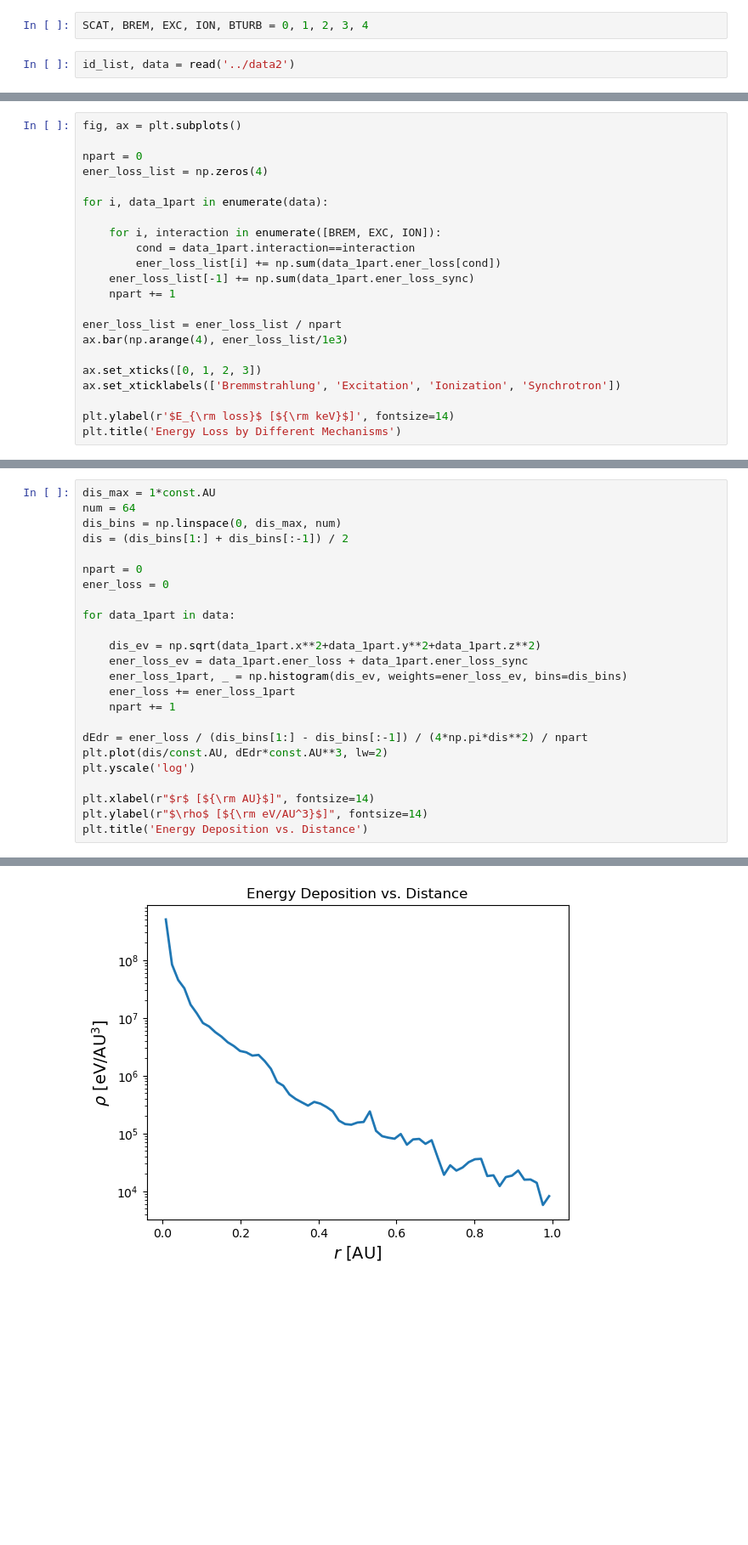
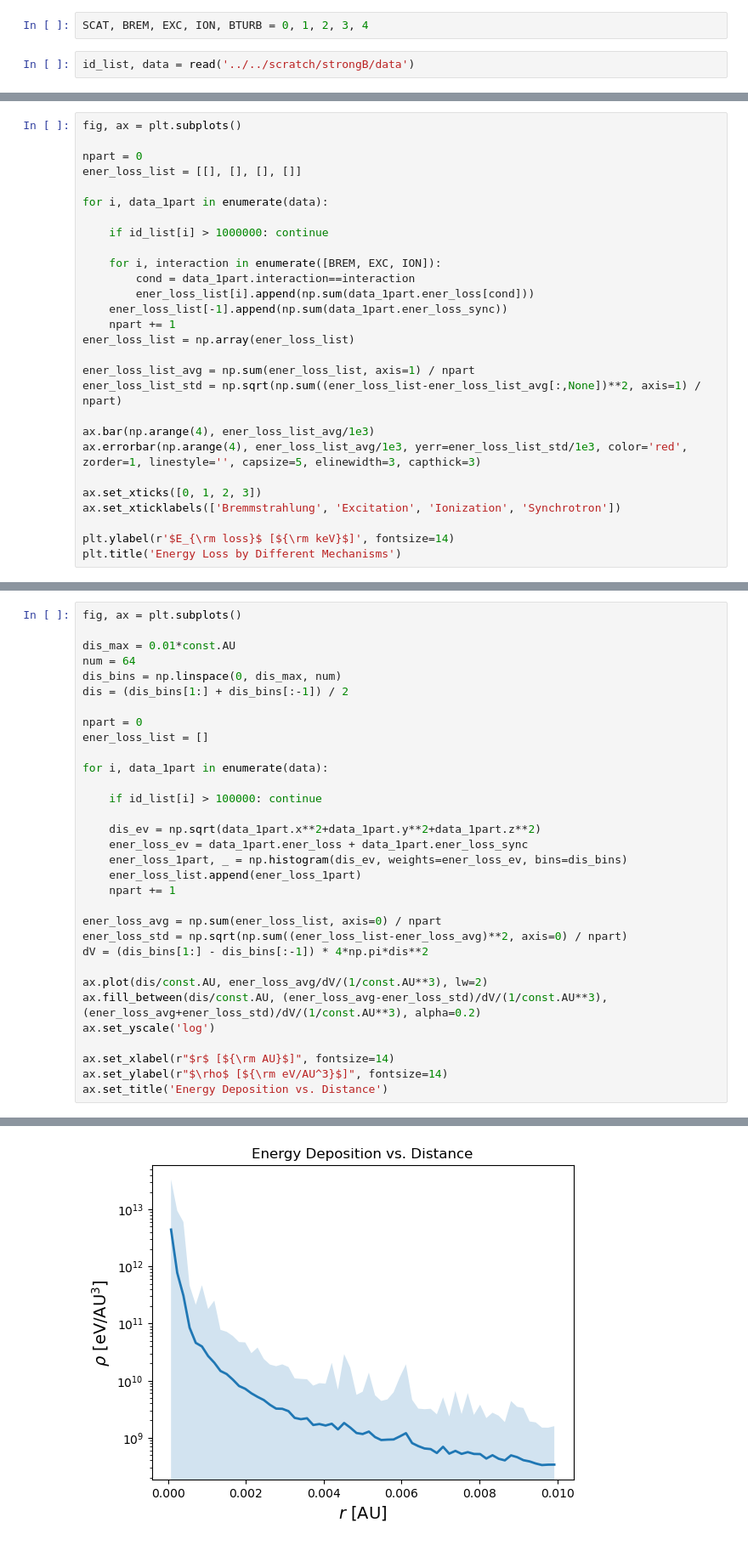
Before and after one commit to zandalman/thunderstorm, a Jupyter notebook: utils/pp.ipynb, the cells around one changed output, grey strips where cells are left out. Shown: that part at 85% size. Saved outputs shown, nothing was run; the diff lists cells and outputs as text; blank space fills up the shorter version.

```diff
--- a/utils/pp.ipynb
+++ b/utils/pp.ipynb
@@ -8,5 +9,5 @@ from pp import read, plot_traj
 # %%
 SCAT, BREM, EXC, ION, BTURB = 0, 1, 2, 3, 4
 # %%
-id_list, data = read('../data2')
+id_list, data = read('../../scratch/strongB/data')
 # %%
@@ -20,18 +21,24 @@ plot_traj(data[idx], var_c=data[idx].ener, unit_c=1e3, cbar_label=r'$E$ [${\rm k
 fig, ax = plt.subplots()
 
 npart = 0
-ener_loss_list = np.zeros(4)
+ener_loss_list = [[], [], [], []]
 
 for i, data_1part in enumerate(data):
 
+    if id_list[i] > 1000000: continue
+
     for i, interaction in enumerate([BREM, EXC, ION]):
         cond = data_1part.interaction==interaction
-        ener_loss_list[i] += np.sum(data_1part.ener_loss[cond])
-    ener_loss_list[-1] += np.sum(data_1part.ener_loss_sync)
+        ener_loss_list[i].append(np.sum(data_1part.ener_loss[cond]))
+    ener_loss_list[-1].append(np.sum(data_1part.ener_loss_sync))
     npart += 1
+ener_loss_list = np.array(ener_loss_list)
 
-ener_loss_list = ener_loss_list / npart
-ax.bar(np.arange(4), ener_loss_list/1e3)
+ener_loss_list_avg = np.sum(ener_loss_list, axis=1) / npart
+ener_loss_list_std = np.sqrt(np.sum((ener_loss_list-ener_loss_list_avg[:,None])**2, axis=1) / npart)
+
+ax.bar(np.arange(4), ener_loss_list_avg/1e3)
+ax.errorbar(np.arange(4), ener_loss_list_avg/1e3, yerr=ener_loss_list_std/1e3, color='red', zorder=1, linestyle='', capsize=5, elinewidth=3, capthick=3)
 
 ax.set_xticks([0, 1, 2, 3])
 ax.set_xticklabels(['Bremmstrahlung', 'Excitation', 'Ionization', 'Synchrotron'])
@@ -118,27 +141,35 @@ Text(0.5, 1.0, 'Energy Loss Rate vs. Time')
 # %%
-dis_max = 1*const.AU
+fig, ax = plt.subplots()
+
+dis_max = 0.01*const.AU
 num = 64
 dis_bins = np.linspace(0, dis_max, num)
 dis = (dis_bins[1:] + dis_bins[:-1]) / 2
 
 npart = 0
-ener_loss = 0
+ener_loss_list = []
 
-for data_1part in data:
+for i, data_1part in enumerate(data):
+
+    if id_list[i] > 100000: continue
 
     dis_ev = np.sqrt(data_1part.x**2+data_1part.y**2+data_1part.z**2)
     ener_loss_ev = data_1part.ener_loss + data_1part.ener_loss_sync
     ener_loss_1part, _ = np.histogram(dis_ev, weights=ener_loss_ev, bins=dis_bins)
-    ener_loss += ener_loss_1part
+    ener_loss_list.append(ener_loss_1part)
     npart += 1
 
-dEdr = ener_loss / (dis_bins[1:] - dis_bins[:-1]) / (4*np.pi*dis**2) / npart
-plt.plot(dis/const.AU, dEdr*const.AU**3, lw=2)
-plt.yscale('log')
+ener_loss_avg = np.sum(ener_loss_list, axis=0) / npart
+ener_loss_std = np.sqrt(np.sum((ener_loss_list-ener_loss_avg)**2, axis=0) / npart)
+dV = (dis_bins[1:] - dis_bins[:-1]) * 4*np.pi*dis**2
 
-plt.xlabel(r"$r$ [${\rm AU}$]", fontsize=14)
-plt.ylabel(r"$\rho$ [${\rm eV/AU^3}$]", fontsize=14)
-plt.title('Energy Deposition vs. Distance')
+ax.plot(dis/const.AU, ener_loss_avg/dV/(1/const.AU**3), lw=2)
+ax.fill_between(dis/const.AU, (ener_loss_avg-ener_loss_std)/dV/(1/const.AU**3), (ener_loss_avg+ener_loss_std)/dV/(1/const.AU**3), alpha=0.2)
+ax.set_yscale('log')
+
+ax.set_xlabel(r"$r$ [${\rm AU}$]", fontsize=14)
+ax.set_ylabel(r"$\rho$ [${\rm eV/AU^3}$]", fontsize=14)
+ax.set_title('Energy Deposition vs. Distance')
 # %% [output]
 Text(0.5, 1.0, 'Energy Deposition vs. Distance')
-[figure, old version]
+[figure, new version]
```
Also changed, not shown: parts of 6 cells of this notebook, 4 other files.
